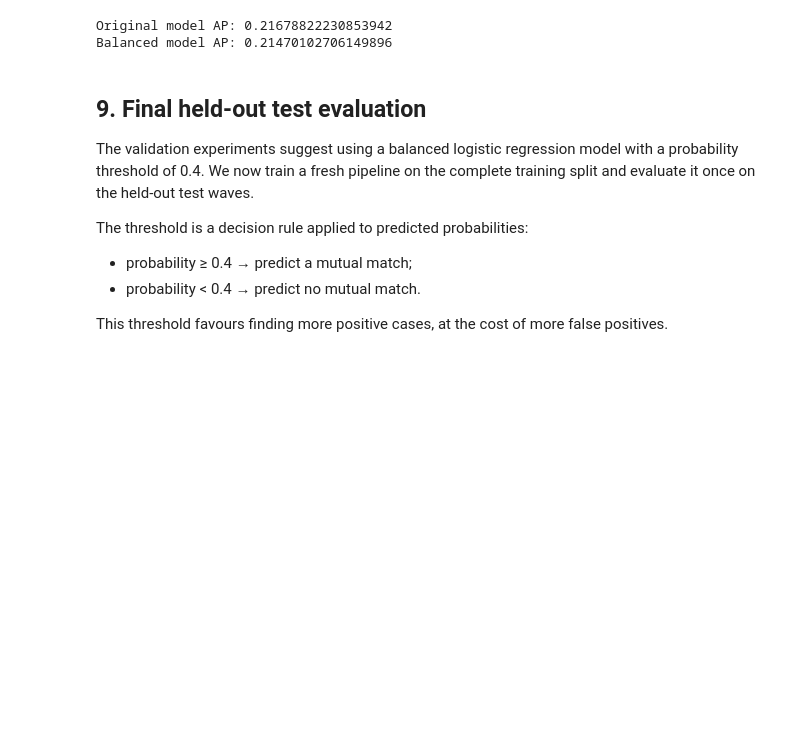
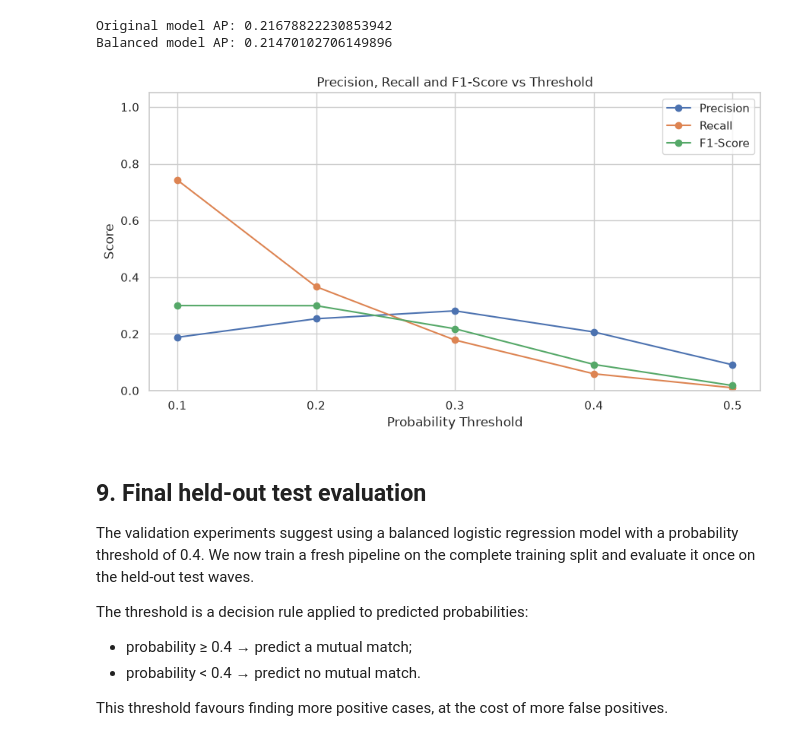
Before and after one commit to Srija3110/AI-Project_84, a Jupyter notebook: src/DateWise_Submission_Organized.ipynb, the cells around one changed output. Drawn from its saved outputs; the diff is of its cells as text; code cells hidden in the pictures; blank space fills up the shorter version.

```diff
--- a/src/DateWise_Submission_Organized.ipynb
+++ b/src/DateWise_Submission_Organized.ipynb
@@ -902,6 +963,69 @@ print("Balanced model AP:", ap_balanced)
 # %% [output]
 Original model AP: 0.21678822230853942
 Balanced model AP: 0.21470102706149896
+# %%
+
+# Precision, Recall and F1-Score at Different Thresholds
+
+thresholds = [0.5, 0.4, 0.3, 0.2, 0.1]
+
+precision_values = []
+recall_values = []
+f1_values = []
+
+for threshold in thresholds:
+
+    y_val_pred = (y_val_prob >= threshold).astype(int)
+
+    precision_values.append(
+        precision_score(y_val, y_val_pred, zero_division=0)
+    )
+
+    recall_values.append(
+        recall_score(y_val, y_val_pred, zero_division=0)
+    )
+
+    f1_values.append(
+        f1_score(y_val, y_val_pred, zero_division=0)
+    )
+
+plt.figure(figsize=(9, 5))
+
+plt.plot(
+    thresholds,
+    precision_values,
+    marker="o",
+    label="Precision"
+)
+
+plt.plot(
+    thresholds,
+    recall_values,
+    marker="o",
+    label="Recall"
+)
+
+plt.plot(
+    thresholds,
+    f1_values,
+    marker="o",
+    label="F1-Score"
+)
+
+plt.title("Precision, Recall and F1-Score vs Threshold")
+plt.xlabel("Probability Threshold")
+plt.ylabel("Score")
+
+plt.xticks(thresholds)
+plt.ylim(0, 1.05)
+
+plt.legend()
+plt.grid(True)
+
+plt.tight_layout()
+plt.show()
+# %% [output]
+[figure, added]
 # %% [markdown]
 ## 9. Final held-out test evaluation
 
```
Also changed, not shown: parts of 6 cells of this notebook.
